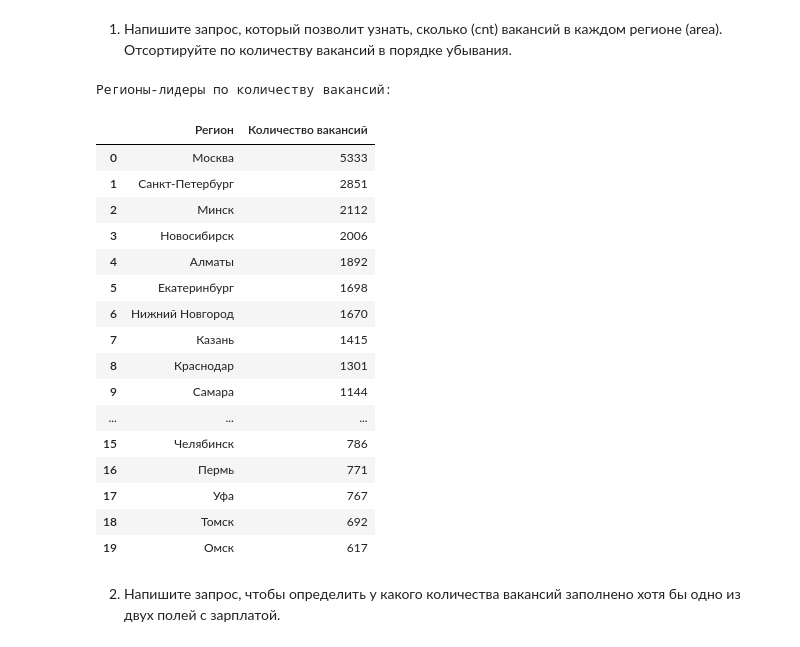
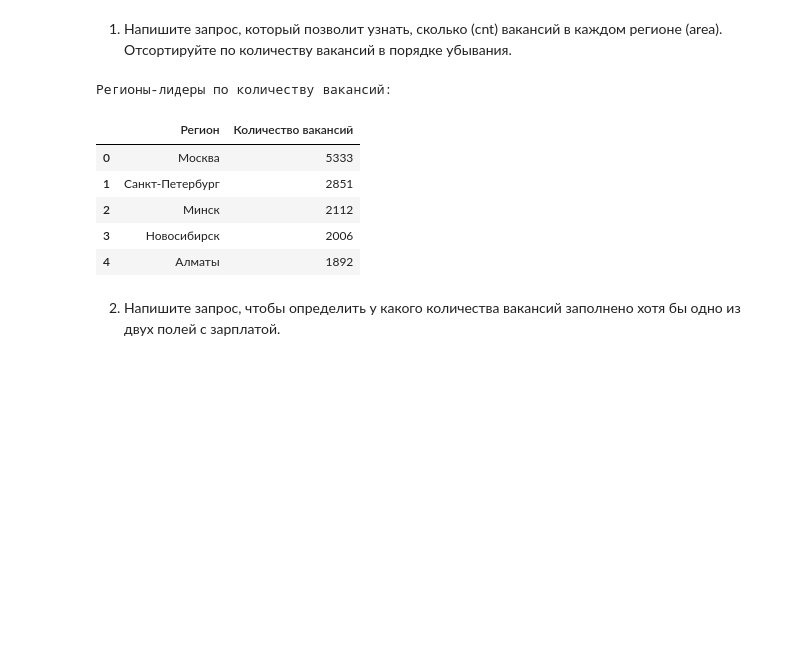
Before and after one commit to DenisBaburin/ds_school_148, a Jupyter notebook: DS_school/PROJECT-2_Анализ вакансий из HeadHunter/Project_2_Ноутбук_шаблон.ipynb, the cells around one changed output. Cells and saved outputs as stored; diff of their text form; code cells hidden in the pictures; blank space fills up the shorter version.

```diff
--- a/DS_school/PROJECT-2_Анализ вакансий из HeadHunter/Project_2_Ноутбук_шаблон.ipynb
+++ b/DS_school/PROJECT-2_Анализ вакансий из HeadHunter/Project_2_Ноутбук_шаблон.ipynb
@@ -125,27 +126,16 @@ query_4_1 = '''select
 # %%
 # результат запроса
 area_vacan = pd.read_sql_query(query_4_1, connection)
 print('Регионы-лидеры по количеству вакансий:')
-display(area_vacan.head(20))
+display(area_vacan.head())
 # %% [output]
 Регионы-лидеры по количеству вакансий:
 |  | Регион | Количество вакансий |
 | 0 | Москва | 5333 |
 | 1 | Санкт-Петербург | 2851 |
 | 2 | Минск | 2112 |
 | 3 | Новосибирск | 2006 |
 | 4 | Алматы | 1892 |
-| 5 | Екатеринбург | 1698 |
-| 6 | Нижний Новгород | 1670 |
-| 7 | Казань | 1415 |
-| 8 | Краснодар | 1301 |
-| 9 | Самара | 1144 |
-| ... | ... | ... |
-| 15 | Челябинск | 786 |
-| 16 | Пермь | 771 |
-| 17 | Уфа | 767 |
-| 18 | Томск | 692 |
-| 19 | Омск | 617 |
 # %% [markdown]
 2. Напишите запрос, чтобы определить у какого количества вакансий заполнено хотя бы одно из двух полей с зарплатой.
 # %%
```
Also changed, not shown: parts of 20 cells of this notebook.
